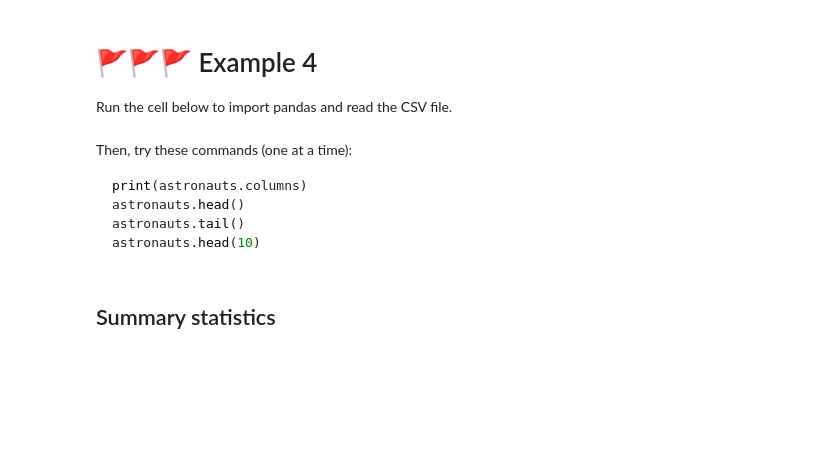
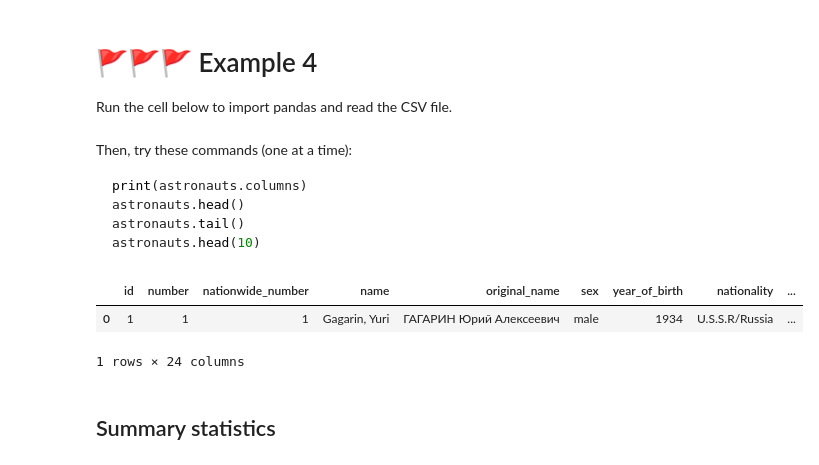
Before and after one commit to chdesvages/ddi-intro-python-3nov21, a Jupyter notebook: presentation.ipynb, the cells around one changed output. Drawn from its saved outputs; the diff is of its cells as text; code cells hidden in the pictures; blank space fills up the shorter version.

````diff
--- a/presentation.ipynb
+++ b/presentation.ipynb
@@ -313,6 +400,12 @@ astronauts.head()
 astronauts.tail()
 astronauts.head(10)
 ```
+# %%
+astronauts.head(1)
+# %% [output]
+|  | id | number | nationwide_number | name | original_name | sex | year_of_birth | nationality | ... |
+| 0 | 1 | 1 | 1 | Gagarin, Yuri | ГАГАРИН Юрий Алексеевич | male | 1934 | U.S.S.R/Russia | ... |
+1 rows × 24 columns
 # %% [markdown]
 ## Summary statistics
 # %%
````
Also changed, not shown: parts of 24 cells of this notebook.
